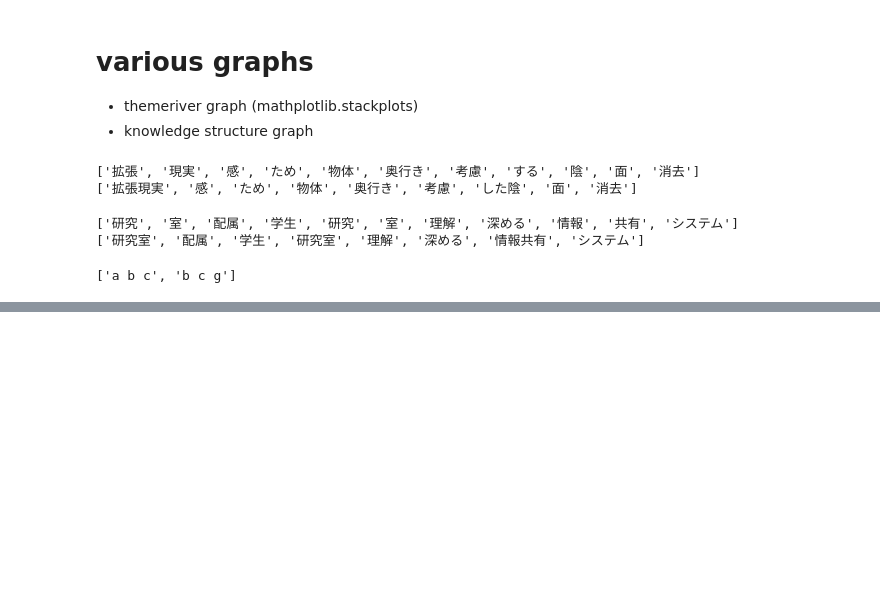
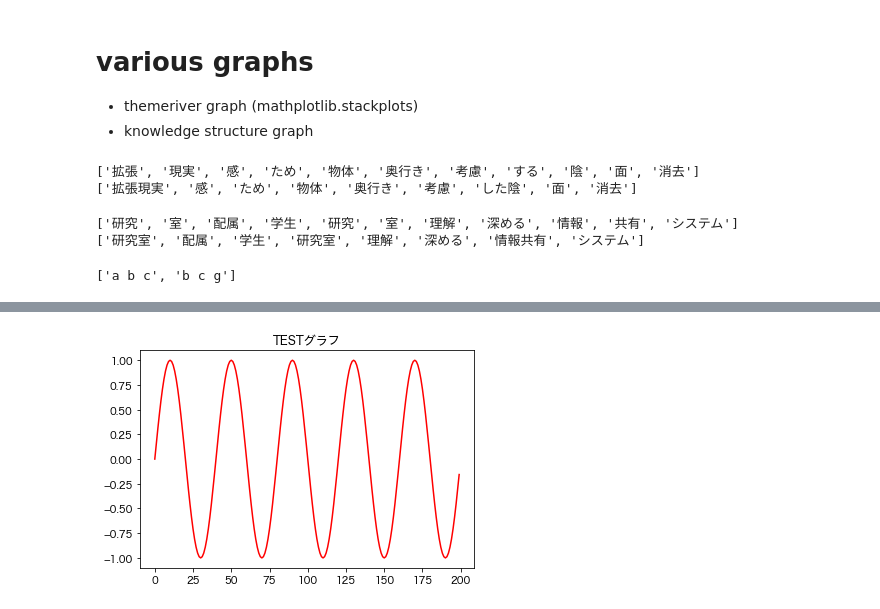
Before and after one commit to kuhaha/text_visualize, a Jupyter notebook: theme_evolution.ipynb, the cells around one changed output, grey strips where cells are left out. Drawn from its saved outputs; the diff is of its cells as text; code cells hidden in the pictures; blank space fills up the shorter version.

```diff
--- a/theme_evolution.ipynb
+++ b/theme_evolution.ipynb
@@ -126,0 +290,9 @@ print(top10)
+# %%
+import numpy as np
+import matplotlib.pyplot as plt
+s = np.sin(np.pi*np.arange(0.0, 10.0, 0.05))
+t = plt.plot(s, color='r')
+plt.title("TESTグラフ")
+plt.show()
+# %% [output]
+[figure, added]
```
Also changed, not shown: parts of 9 cells of this notebook.
